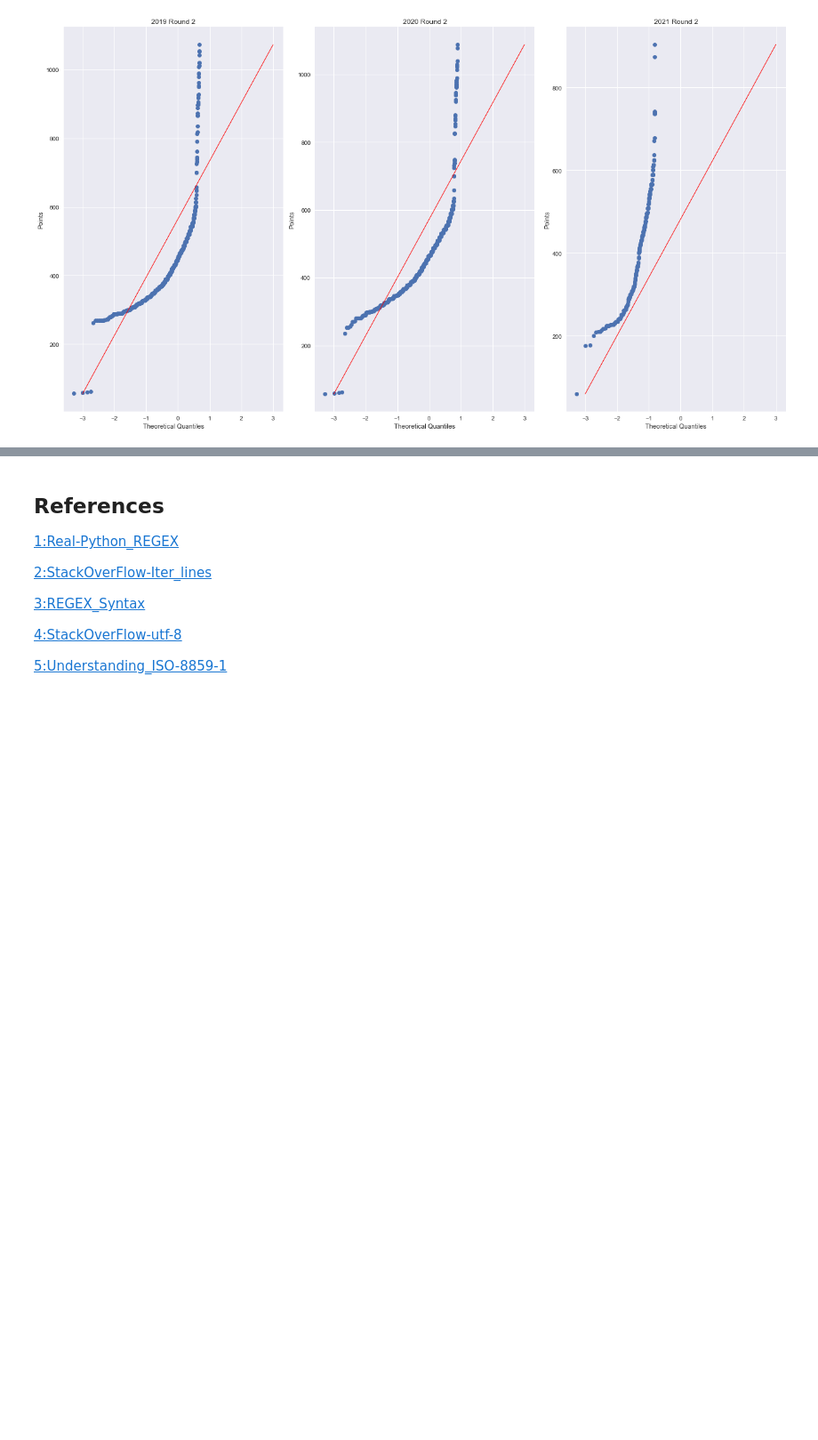
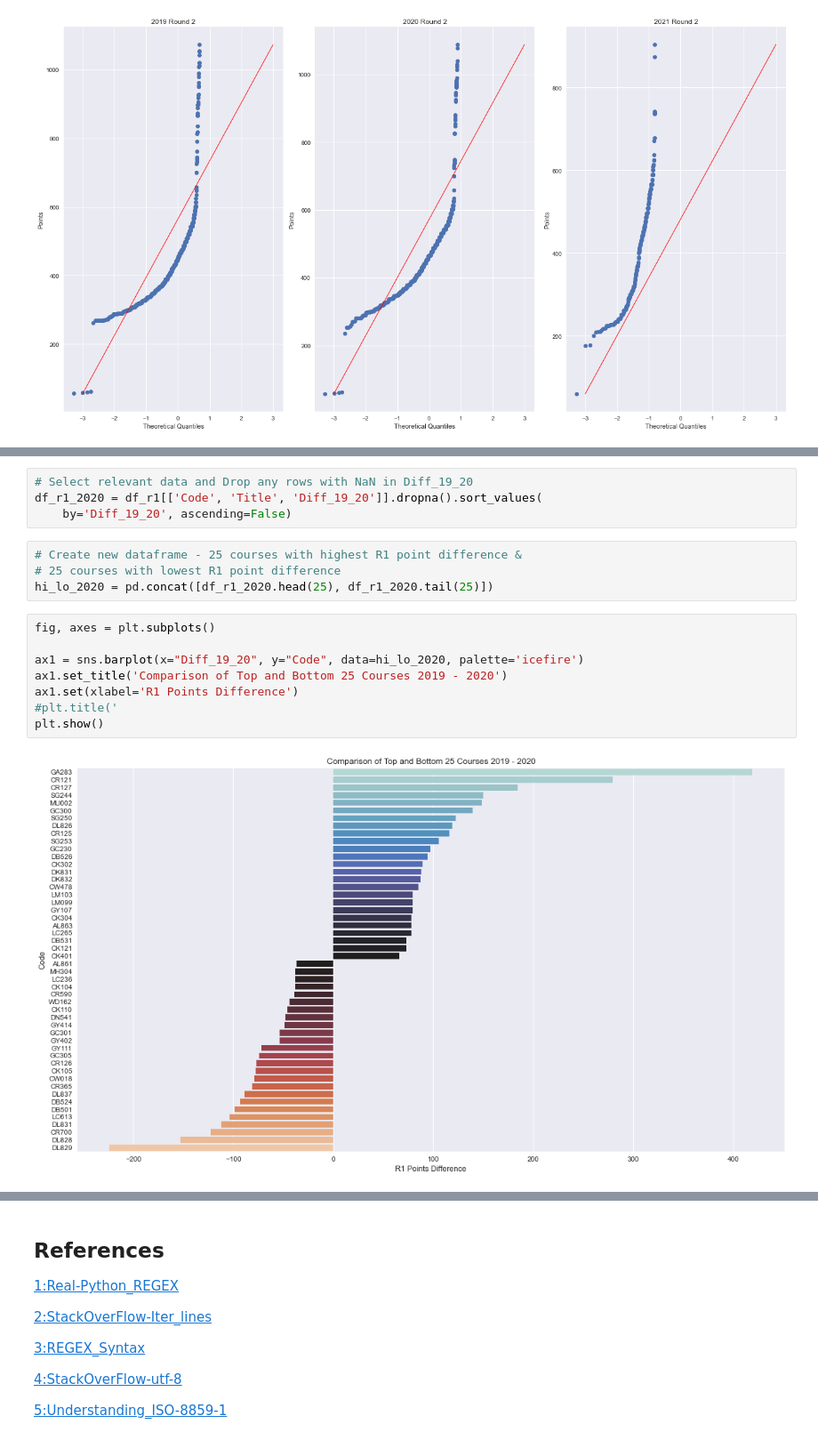
Before and after one commit to Sam-Tracey/Fundamentals-of-Data-Analysis, a Jupyter notebook: cao.ipynb, the cells around one changed output, grey strips where cells are left out. Shown at 89% size. Cells and saved outputs as stored; diff of their text form; blank space fills up the shorter version.

```diff
--- a/cao.ipynb
+++ b/cao.ipynb
@@ -786,0 +942,18 @@ plt.show()
+# %%
+# Select relevant data and Drop any rows with NaN in Diff_19_20
+df_r1_2020 = df_r1[['Code', 'Title', 'Diff_19_20']].dropna().sort_values(
+    by='Diff_19_20', ascending=False)
+# %%
+# Create new dataframe - 25 courses with highest R1 point difference &
+# 25 courses with lowest R1 point difference
+hi_lo_2020 = pd.concat([df_r1_2020.head(25), df_r1_2020.tail(25)])
+# %%
+fig, axes = plt.subplots()
+
+ax1 = sns.barplot(x="Diff_19_20", y="Code", data=hi_lo_2020, palette='icefire')
+ax1.set_title('Comparison of Top and Bottom 25 Courses 2019 - 2020')
+ax1.set(xlabel='R1 Points Difference')
+#plt.title('
+plt.show()
+# %% [output]
+[figure, added]
```
Also changed, not shown: parts of 24 cells of this notebook, 29 other files.
